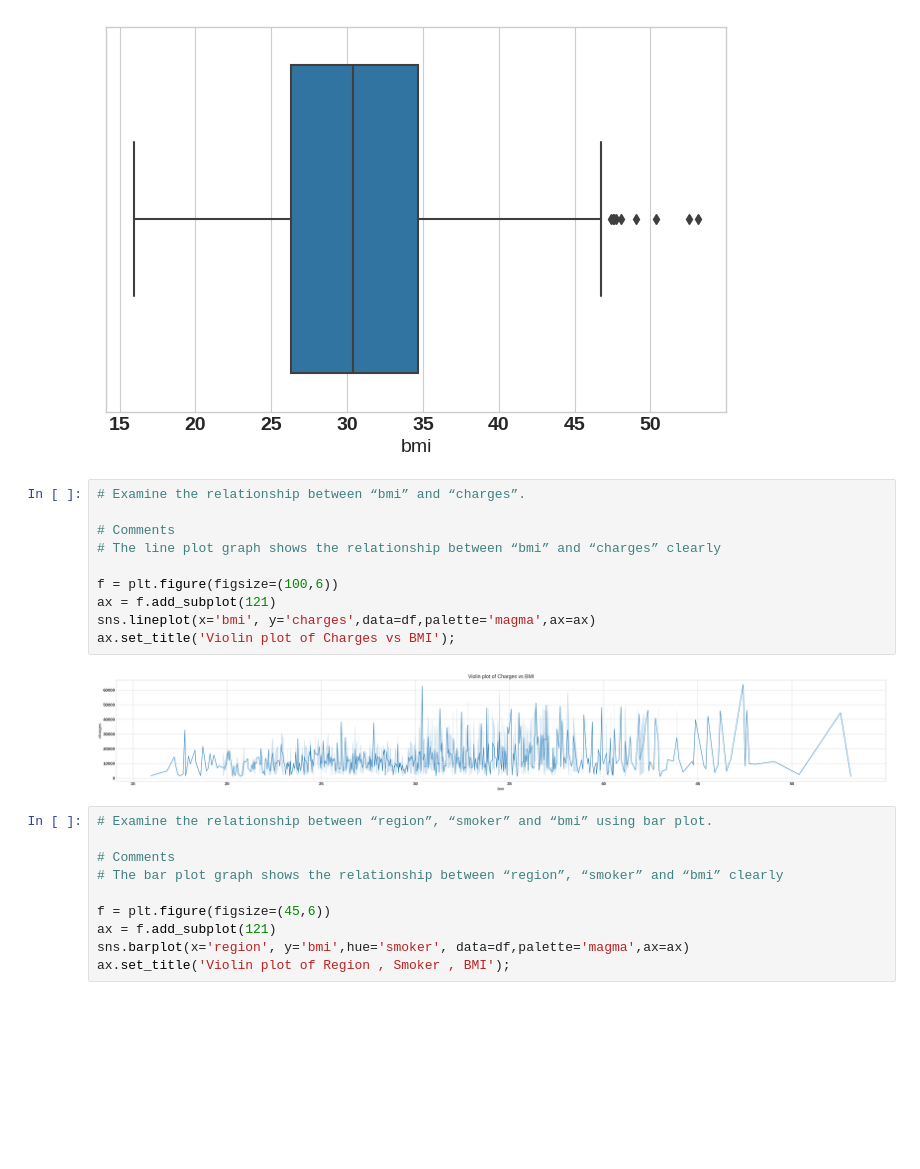
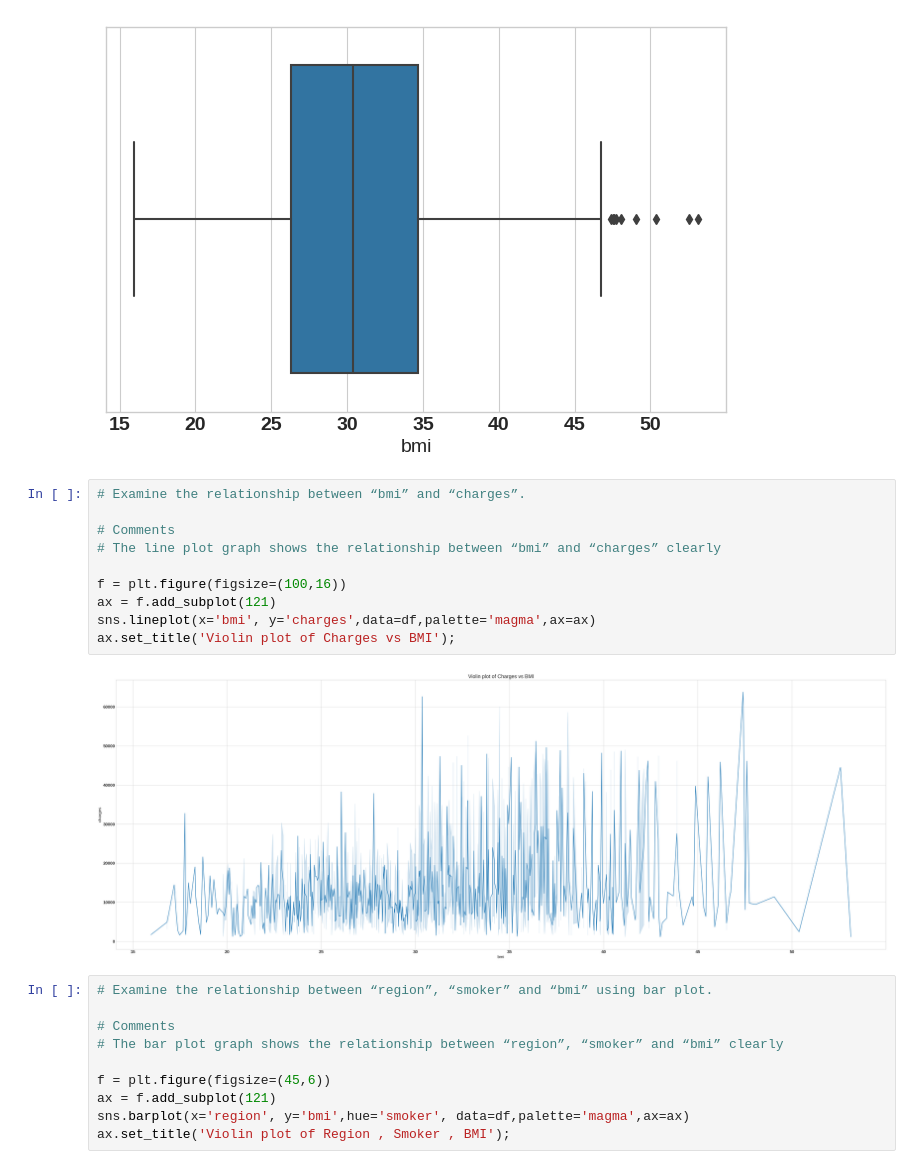
Before and after one commit to gr-uzun/medical-cost-analysis, a Jupyter notebook: medical_cost_analysis_project.ipynb, the cells around one changed output. Saved outputs shown, nothing was run; the diff lists cells and outputs as text; blank space fills up the shorter version.

```diff
--- a/medical_cost_analysis_project.ipynb
+++ b/medical_cost_analysis_project.ipynb
@@ -244,15 +245,15 @@ sns.boxplot(x='bmi',data=df)
 # %%
 # Examine the relationship between “bmi” and “charges”.
 
 # Comments
 # The line plot graph shows the relationship between “bmi” and “charges” clearly
 
-f = plt.figure(figsize=(100,6))
+f = plt.figure(figsize=(100,16))
 ax = f.add_subplot(121)
 sns.lineplot(x='bmi', y='charges',data=df,palette='magma',ax=ax)
 ax.set_title('Violin plot of Charges vs BMI');
 # %% [output]
-[figure, old version]
+[figure, new version]
 # %%
 # Examine the relationship between “region”, “smoker” and “bmi” using bar plot.
 
```
Also changed, not shown: parts of 3 cells of this notebook.
